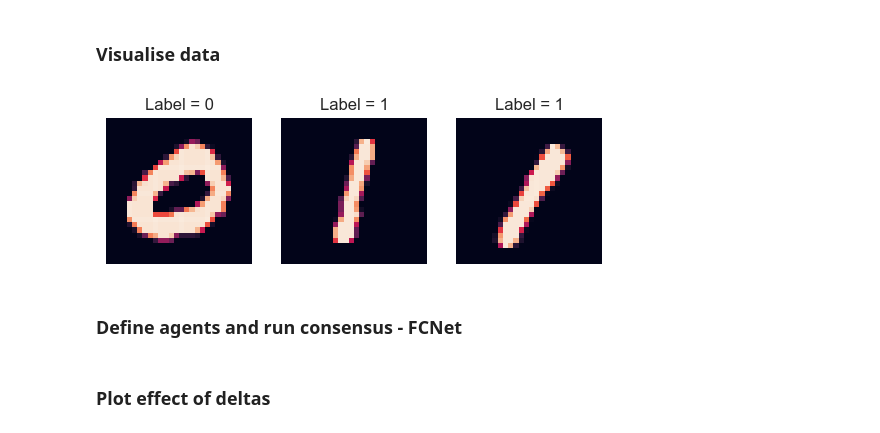
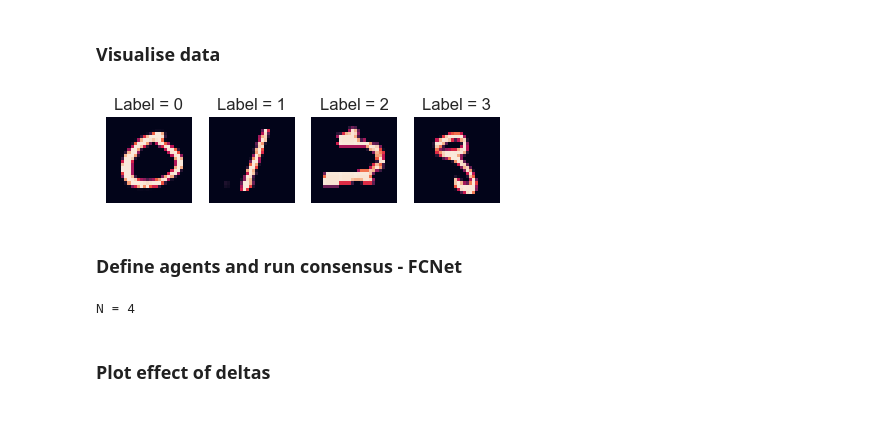
Before and after one commit to michael-cummins/FedBack, a Jupyter notebook: experiments/mnist_torch.ipynb, the cells around one changed output. Cells and saved outputs as stored; diff of their text form; code cells hidden in the pictures.

```diff
--- a/experiments/mnist_torch.ipynb
+++ b/experiments/mnist_torch.ipynb
@@ -71,42 +80,28 @@ Extracting ./data/mnist_data/MNIST/raw/t10k-labels-idx1-ubyte.gz to ./data/mnist
 # %% [markdown]
 ### Visualise data
-# %%
-for data, target in digit_1_train_loader:
-    data = data[0,:,:,:]
-    plt.subplot(1,3,1)
-    plt.imshow(data.permute(1,2,0))
-    plt.title(f'Label = {target[0].item()}')
-    plt.axis('off')
-    break
-
-for data, target in digit_2_train_loader:
-    shape = data.shape
-    data = data[0,:,:,:]
-    plt.subplot(1,3,2)
-    plt.imshow(data.permute(1,2,0))
-    plt.title(f'Label = {target[0].item()}')
-    plt.axis('off')
-    break
-
-for data, target in test_loader:
-    shape = data.shape
-    data = data[0,:,:,:]
-    plt.subplot(1,3,3)
-    plt.imshow(data.permute(1,2,0))
-    plt.title(f'Label = {target[0].item()}')
-    plt.axis('off')
-    break
-# %% [output]
-[figure, removed]
+# %%
+for i, loader in enumerate(digit_loaders):
+    for (data, target) in loader:
+        data = data[0].reshape(28,28)
+        plt.subplot(2,5,i+1)
+        plt.imshow(data)
+        plt.title(f'Label = {target[0].item()}')
+        plt.axis('off')
+        break
+plt.show()
+# %% [output]
+[figure, added]
 # %% [markdown]
 ### Define agents and run consensus - FCNet
 # %%
 # delta = 0.4
-deltas = [0, 0.2, 0.3, 0.4, 0.8, 100]
+# deltas = [0, 0.2, 0.3, 0.4, 0.8, 100]
+deltas = [0.17]
 # deltas = [0, 0.4]
 rho = 0.01
-t_max = 100
-loaders = [digit_1_train_loader_fc, digit_2_train_loader_fc]
+t_max = 200
+# loaders = [digit_1_train_loader_fc, digit_2_train_loader_fc]
+loaders = digit_loaders
 device = 'cpu'
 
 acc_per_delta = np.zeros((len(deltas), t_max))
@@ -114,6 +109,7 @@ rate_per_delta = np.zeros((len(deltas), t_max))
 loads = []
 test_accs = []
 
+print(f'N = {len(loaders)}')
 for i, delta in enumerate(deltas):
 
     agents = [
@@ -121,13 +117,13 @@ for i, delta in enumerate(deltas):
             N=len(loaders),
             delta=delta,
             rho=rho,
-            model=FCNet(in_channels=784, hidden1=200, hidden2=None, out_channels=2),
+            model=FCNet(in_channels=784, hidden1=200, hidden2=None, out_channels=len(loaders)),
             loss=nn.CrossEntropyLoss(),
             train_loader=loader,
             classification=True,
-            epochs=7,
+            epochs=2,
             device=device
-        ) for loader in loaders
+        ) for loader in digit_loaders
     ]
 
     # Broadcast average to all agents and check if equal
@@ -146,6 +142,8 @@ for i, delta in enumerate(deltas):
     loads.append(server.comm)
     accs = server.validate(loader=test_loader_fc)
     test_accs.append(sum(accs)/len(accs))
+# %% [output]
+N = 4
 # %%
 test_accs_fc = test_accs
 loads_fc = loads
```
Also changed, not shown: parts of 6 cells of this notebook, 31 other files.
